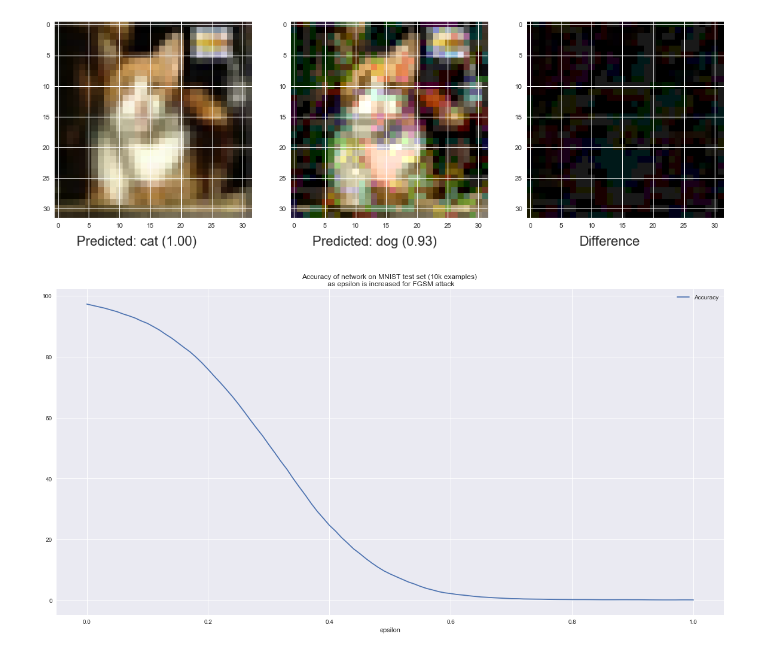
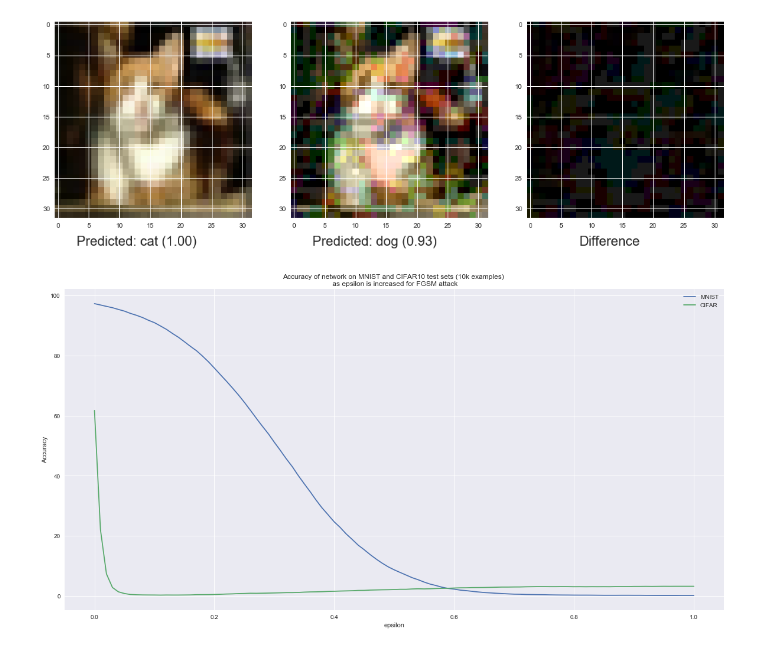
Before and after one commit to James-Brooke/Study, a Jupyter notebook: PyTorch/Adversarial attacks.ipynb, the cells around one changed output. Drawn from its saved outputs; the diff is of its cells as text; code cells hidden in the pictures.

```diff
--- a/PyTorch/Adversarial attacks.ipynb
+++ b/PyTorch/Adversarial attacks.ipynb
@@ -391,4 +406,11 @@ df = pd.read_feather(r"D:\Data_sets\Adversarial/fgsm_eps_df")
+# %%
+df = pd.read_feather(r"D:\Data_sets\Adversarial/fgsm_eps_df")
+df2 = pd.read_feather(r"D:\Data_sets\Adversarial/fgsm_eps_df_cfar")
+comb = df.join(df2, lsuffix='mnist')
+comb.drop('epsilonmnist', axis=1, inplace=True)
+comb.columns = ['MNIST', 'epsilon', 'CIFAR']
 # %%
-df.plot(x='epsilon', figsize=(20,10), title='Accuracy of network on MNIST test set (10k examples) \n as epsilon is increased for FGSM attack');
+ax =comb.plot(x='epsilon', figsize=(20,10), title='Accuracy of network on MNIST and CIFAR10 test sets (10k examples) \n as epsilon is increased for FGSM attack')
+ax.set_ylabel('Accuracy');
 # %% [output]
-[figure, old version]
+[figure, new version]
```
Also changed, not shown: parts of 18 cells of this notebook.
